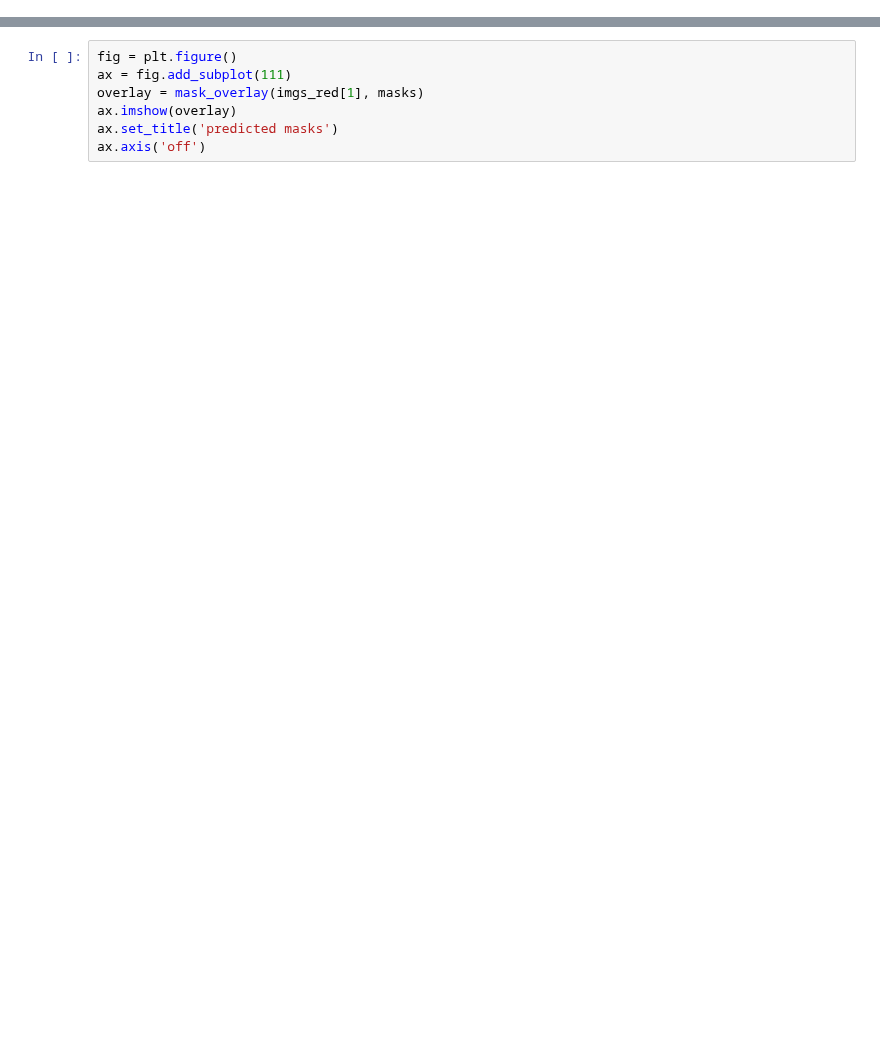
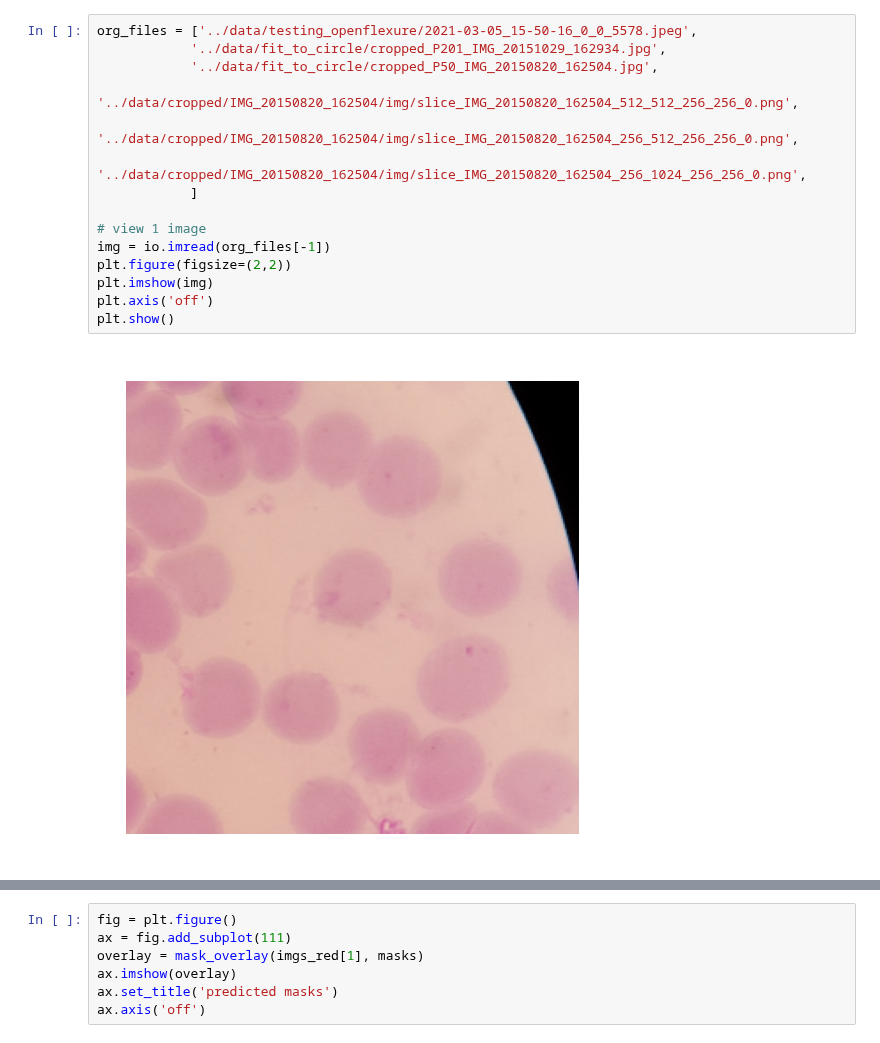
Before and after one commit to danielbarco/malatec, a Jupyter notebook: Notebooks/run_cellpose.ipynb, the cells around one changed output, grey strips where cells are left out. Drawn from its saved outputs; the diff is of its cells as text; blank space fills up the shorter version.

```diff
--- a/Notebooks/run_cellpose.ipynb
+++ b/Notebooks/run_cellpose.ipynb
@@ -28 +81,18 @@ Error: Jupyter cannot be started. Error attempting to locate jupyter: Data Scien
+# %%
+org_files = ['../data/testing_openflexure/2021-03-05_15-50-16_0_0_5578.jpeg',
+            '../data/fit_to_circle/cropped_P201_IMG_20151029_162934.jpg',
+            '../data/fit_to_circle/cropped_P50_IMG_20150820_162504.jpg',
+             '../data/cropped/IMG_20150820_162504/img/slice_IMG_20150820_162504_512_512_256_256_0.png',
+             '../data/cropped/IMG_20150820_162504/img/slice_IMG_20150820_162504_256_512_256_256_0.png',
+             '../data/cropped/IMG_20150820_162504/img/slice_IMG_20150820_162504_256_1024_256_256_0.png',
+            ]
+
+# view 1 image
+img = io.imread(org_files[-1])
+plt.figure(figsize=(2,2))
+plt.imshow(img)
+plt.axis('off')
+plt.show()
+# %% [output]
+[figure, added]
 # %%
```
Also changed, not shown: parts of 22 cells of this notebook.
